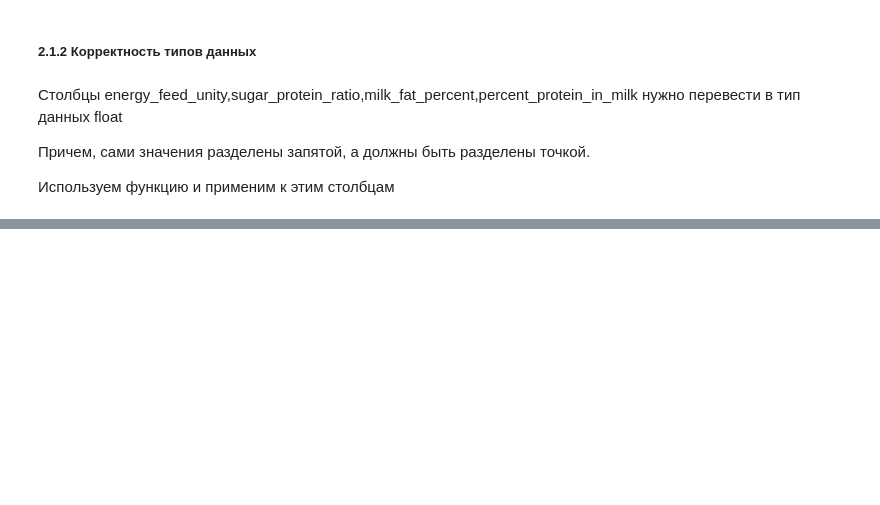
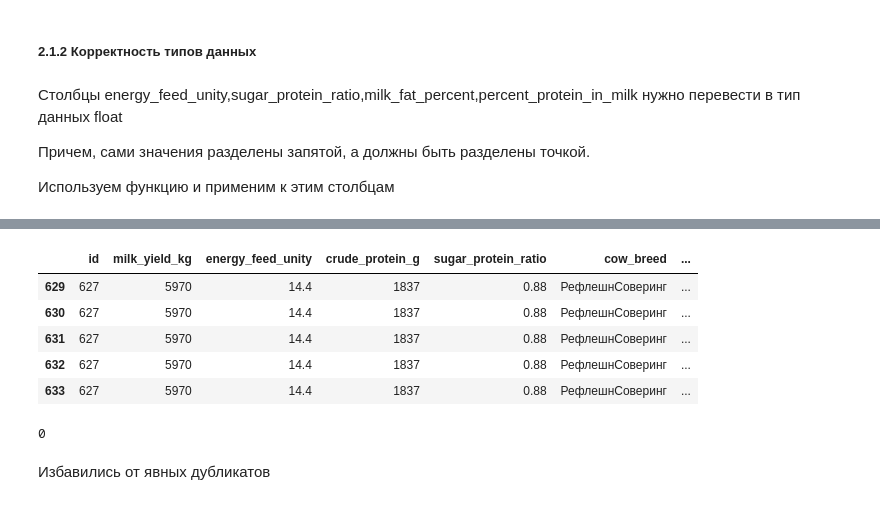
Before and after one commit to anthonypotekhin/studying, a Jupyter notebook: yandex_practicum/mashine_learning_proj.ipynb, the cells around one changed output, grey strips where cells are left out. Saved outputs shown, nothing was run; the diff lists cells and outputs as text; code cells hidden in the pictures; blank space fills up the shorter version.

```diff
--- a/yandex_practicum/mashine_learning_proj.ipynb
+++ b/yandex_practicum/mashine_learning_proj.ipynb
@@ -275,0 +260,9 @@ array(['более_2_лет', 'менее_2_лет'], dtype=object)
+# %%
+ferma_df[ferma_df.duplicated()]
+# %% [output]
+|  | id | milk_yield_kg | energy_feed_unity | crude_protein_g | sugar_protein_ratio | cow_breed | ... |
+| 629 | 627 | 5970 | 14.4 | 1837 | 0.88 | РефлешнСоверинг | ... |
+| 630 | 627 | 5970 | 14.4 | 1837 | 0.88 | РефлешнСоверинг | ... |
+| 631 | 627 | 5970 | 14.4 | 1837 | 0.88 | РефлешнСоверинг | ... |
+| 632 | 627 | 5970 | 14.4 | 1837 | 0.88 | РефлешнСоверинг | ... |
+| 633 | 627 | 5970 | 14.4 | 1837 | 0.88 | РефлешнСоверинг | ... |
@@ -275,0 +271,6 @@ array(['более_2_лет', 'менее_2_лет'], dtype=object)
+# %%
+ferma_df.duplicated().sum()
+# %% [output]
+0
+# %% [markdown]
+Избавились от явных дубликатов
```
Also changed, not shown: parts of 10 cells of this notebook.
